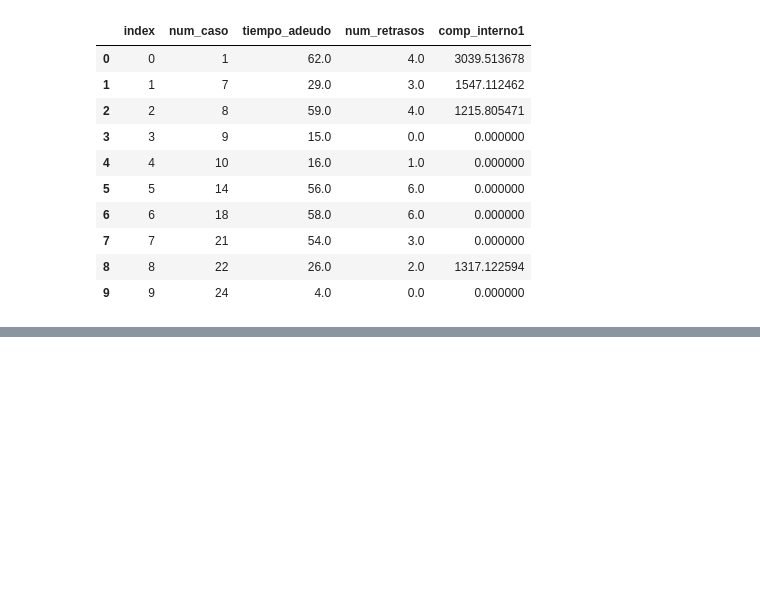
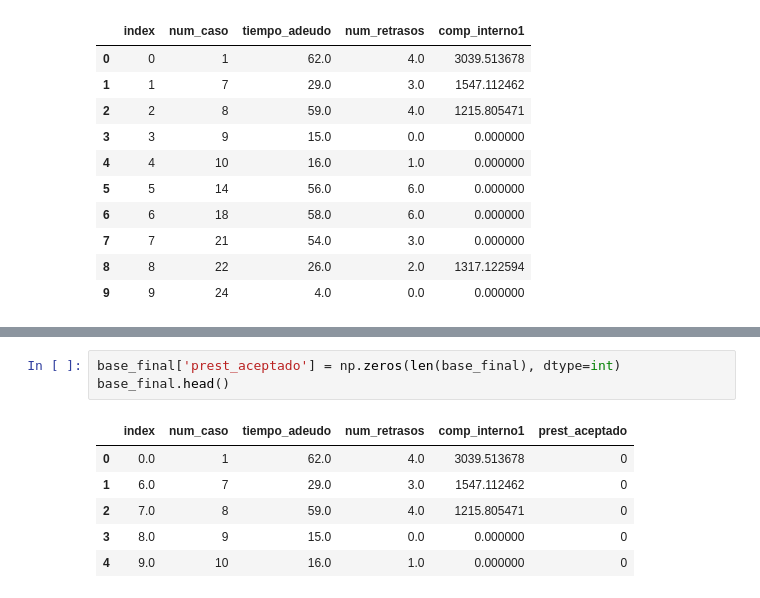
Before and after one commit to DavidHdezU/Machine-Learning-and-Data-Science, a Jupyter notebook: Tarea 1/Parte1.ipynb, the cells around one changed output, grey strips where cells are left out. Drawn from its saved outputs; the diff is of its cells as text; blank space fills up the shorter version.

```diff
--- a/Tarea 1/Parte1.ipynb
+++ b/Tarea 1/Parte1.ipynb
@@ -548,0 +565,10 @@ memory usage: 1.8 MB
+# %%
+base_final['prest_aceptado'] = np.zeros(len(base_final), dtype=int)
+base_final.head()
+# %% [output]
+|  | index | num_caso | tiempo_adeudo | num_retrasos | comp_interno1 | prest_aceptado |
+| 0 | 0.0 | 1 | 62.0 | 4.0 | 3039.513678 | 0 |
+| 1 | 6.0 | 7 | 29.0 | 3.0 | 1547.112462 | 0 |
+| 2 | 7.0 | 8 | 59.0 | 4.0 | 1215.805471 | 0 |
+| 3 | 8.0 | 9 | 15.0 | 0.0 | 0.000000 | 0 |
+| 4 | 9.0 | 10 | 16.0 | 1.0 | 0.000000 | 0 |
```
Also changed, not shown: parts of 7 cells of this notebook, 1 other file.
